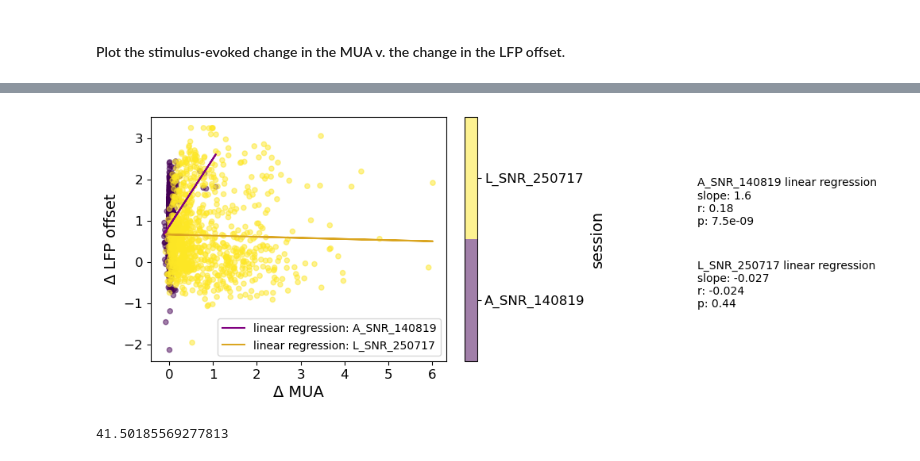
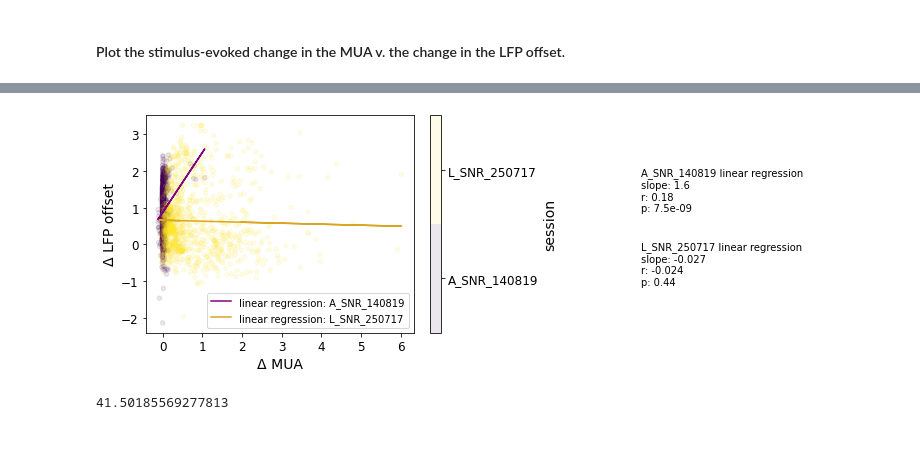
Before and after one commit to voytekresearch/v1_v4_1024_elec, a Jupyter notebook: notebooks/mua_v_lfp_offset.ipynb, the cells around one changed output, grey strips where cells are left out. Drawn from its saved outputs; the diff is of its cells as text; code cells hidden in the pictures.

Commit message:
feat: add additional plotting. og transform

```diff
--- a/notebooks/mua_v_lfp_offset.ipynb
+++ b/notebooks/mua_v_lfp_offset.ipynb
@@ -28,8 +28,8 @@ from scripts.plots import plot_schematic
 #### Settings
 # %%
 # Session of interest (will ultimately apply to all sessions)
-SESSIONS = ["A_SNR_041018", "A_SNR_140819", "L_SNR_250717"]
-SESSION = "A_SNR_140819"
+SESSIONS = ["A_SNR_140819", "L_SNR_250717"] # ["A_SNR_041018", "A_SNR_140819", "L_SNR_250717"]
+SESSION = "L_SNR_250717"
 # %%
 # Dataset details
 N_CHANS = 64 # number of channels per array
@@ -220,9 +179,12 @@ df.to_csv(f'{PROJECT_PATH}/data/results/mua_df.csv')
 # for plotting
 # correlate_specparam_erp scatterplot for plotting diff in both offset and mua
 # %%
+# merge LFP and MUA results
+
 # load data
-df = pd.read_csv(f'{PROJECT_PATH}/data/results/mua_df.csv', index_col=0)
-results = pd.read_csv(fr"{PROJECT_PATH}\data\results\lfp_spectral_params.csv", index_col=0) # load LFP spectral parameter results
+df_mua = pd.read_csv(f'{PROJECT_PATH}/data/results/mua_df.csv', index_col=0)
+df_lfp = pd.read_csv(fr"{PROJECT_PATH}\data\results\lfp_spectral_params.csv", index_col=0) # load LFP spectral parameter results
 
 # merge both dataframes
-results_df = pd.merge(left=results, right=df, on= ["session", "array", "channel", "epoch"])
+results_df = pd.merge(left=df_lfp, right=df_mua, on= ["session", "array", "channel", "epoch"])
+results_df
@@ -240,31 +281,31 @@ for var in varname :
 # %%
 # temporary variable due to df_merge being 2 sessions instead of 3
-SESSIONS = ["A_SNR_140819", "L_SNR_250717"]
 colors = ["purple", "goldenrod"]
 
 # plot change in mua vs change in offset
 df_merge['session'] = pd.Categorical(df_merge['session'])
 fig, ax = plt.subplots(1,1, figsize=[6,4])
-df_merge.plot.scatter(x="mua_diff", y="offset_diff", c="session", cmap="viridis", alpha=0.5, ax=ax)
+# df_merge.plot.scatter(x="mua_diff", y="offset_diff", c="session", cmap="viridis", alpha=0.5, ax=ax)
+df_merge.plot.scatter(x="mua_diff", y="offset_diff", c="session", cmap="viridis", alpha=0.1, ax=ax)
 ax.set(xlabel="\u0394 MUA", ylabel="\u0394 LFP offset")
 
 # add linear regression per session
 for session, color, offset in zip(SESSIONS, colors, [0,2]):
     results_session = df_merge.loc[df_merge["session"]==session]
 
     (slope, intercept, rvalue, pvalue, stderr) = linregress(x=results_session["mua_diff"], y=results_session["offset_diff"])
     y_pred = intercept + slope*results_session["mua_diff"]
 
     label = f"{session} linear regression \nslope: {slope:.2} \nr: {rvalue:.2} \np: {pvalue:.2}"
     ax.plot(results_session["mua_diff"],y_pred, color=color, label=f"linear regression: {session}")
     plt.text(12.05, 0.9 - offset, label)
 
 ax.legend()
 plt.show()
 
 ax.figure.savefig(fr"{PROJECT_PATH}\figures\linregress_offset_mua.png")
 # %% [output]
-[figure, old version]
+[figure, new version]
 # %%
 lims = np.append(df_merge[f"mua_pre"], df_merge[f"mua_post"])
 maxli = np.nanmax(lims)
```
Also changed, not shown: parts of 10 cells of this notebook.
